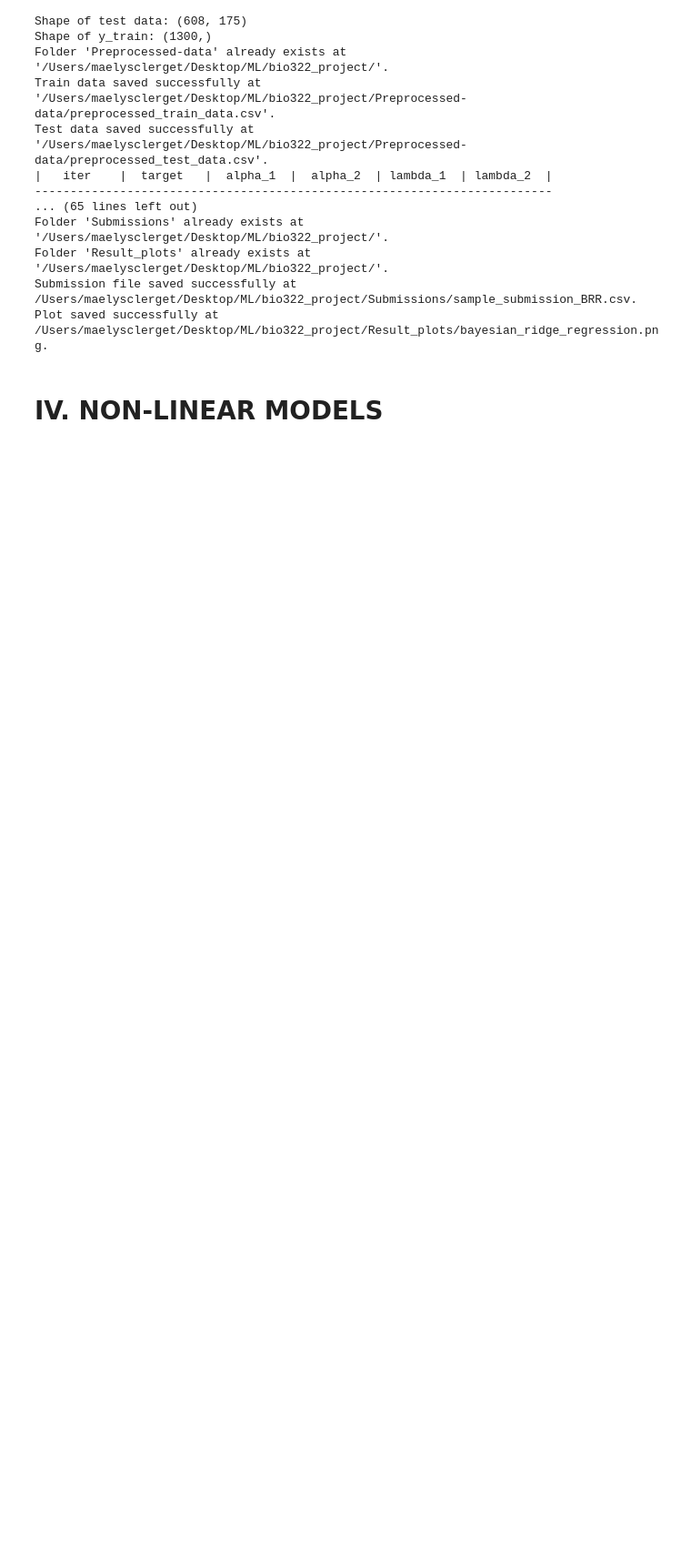
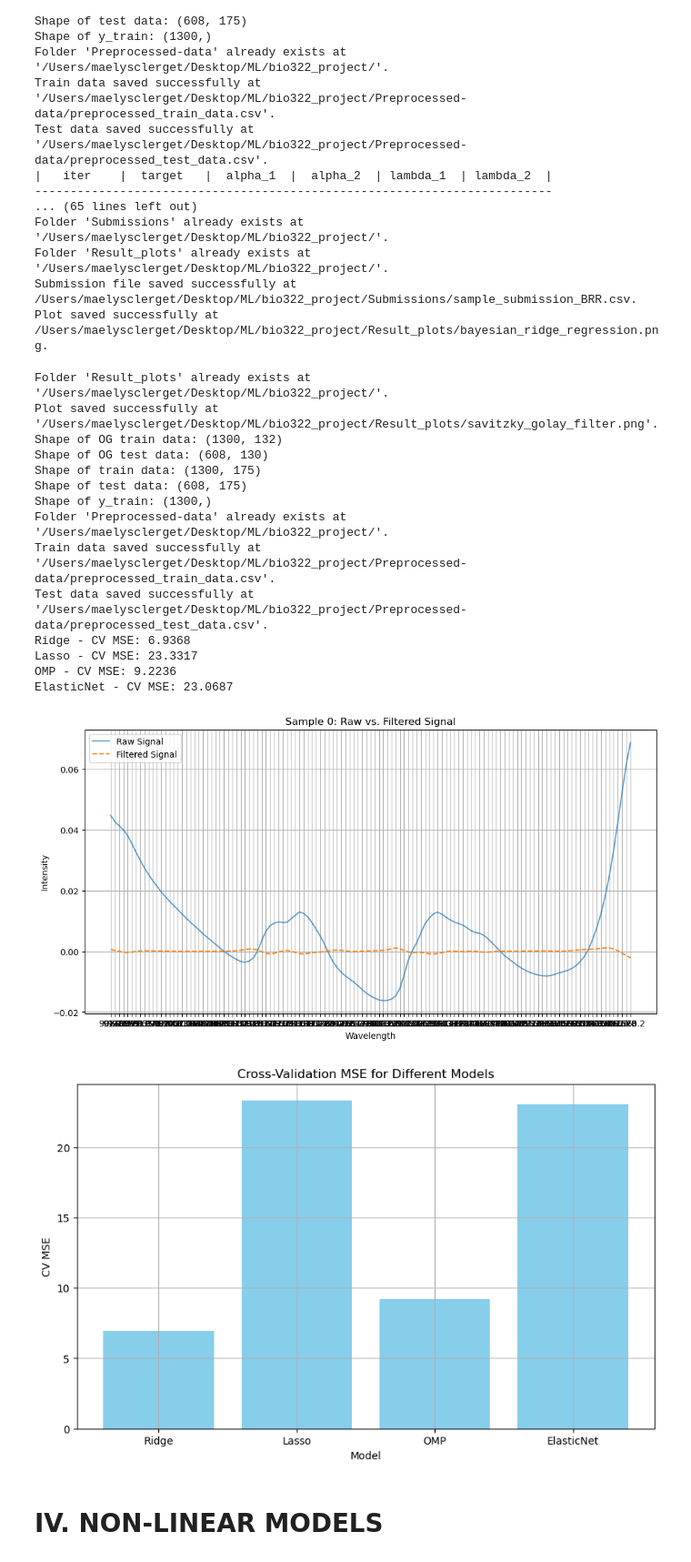
Before and after one commit to maelysclerget/bio322_project, a Jupyter notebook: Notebook_final.ipynb, the cells around one changed output. Shown at 91% size. Cells and saved outputs as stored; diff of their text form; code cells hidden in the pictures; blank space fills up the shorter version.

```diff
--- a/Notebook_final.ipynb
+++ b/Notebook_final.ipynb
@@ -1170,6 +1338,65 @@ Folder 'Submissions' already exists at '/Users/maelysclerget/Desktop/ML/bio322_p
 Folder 'Result_plots' already exists at '/Users/maelysclerget/Desktop/ML/bio322_project/'.
 Submission file saved successfully at /Users/maelysclerget/Desktop/ML/bio322_project/Submissions/sample_submission_BRR.csv.
 Plot saved successfully at /Users/maelysclerget/Desktop/ML/bio322_project/Result_plots/bayesian_ridge_regression.png.
+# %%
+def calculate_cv_mse(model, X_train, y_train):
+    cv_scores = cross_val_score(model, X_train, y_train, cv=5, scoring='neg_mean_squared_error')
+    return -cv_scores.mean()
+
+def plot_cv_mse_results(train_data, test_data):
+    # Get preprocessed data
+    X_train, X_test, y_train = preprocessing(train_data, test_data, apply_savgol=True)
+    X_train = X_train.drop(columns=['sample_name'])
+    X_test = X_test.drop(columns=['sample_name'])
+
+    models = {
+        #'Linear': LinearRegression(),
+        #'Polynomial': make_pipeline(PolynomialFeatures(degree=1), LinearRegression()),
+        'Ridge': Ridge(),
+        'Lasso': Lasso(),
+        'OMP': OrthogonalMatchingPursuit(),
+        'ElasticNet': ElasticNet()
+    }
+
+    cv_mse_results = []
+
+    for name, model in models.items():
+        cv_mse = calculate_cv_mse(model, X_train, y_train)
+        cv_mse_results.append((name, cv_mse))
+        print(f'{name} - CV MSE: {cv_mse:.4f}')
+
+    # Plot the CV MSE results
+    model_names, mse_values = zip(*cv_mse_results)
+    plt.figure(figsize=(10, 6))
+    plt.bar(model_names, mse_values, color='skyblue')
+    plt.xlabel('Model')
+    plt.ylabel('CV MSE')
+    plt.title('Cross-Validation MSE for Different Models')
+    plt.grid(True)
+    folder_name = 'Result_plots'
+    output_folder = create_folder(path, folder_name)
+    plot_path = os.path.join(output_folder, 'Comparison_MSE.png')
+    plt.savefig(plot_path)
+    print(f"MSE comparison plot saved successfully at '{plot_path}'.")
+
+plot_cv_mse_results()
+# %% [output]
+Folder 'Result_plots' already exists at '/Users/maelysclerget/Desktop/ML/bio322_project/'.
+Plot saved successfully at '/Users/maelysclerget/Desktop/ML/bio322_project/Result_plots/savitzky_golay_filter.png'.
+Shape of OG train data: (1300, 132)
+Shape of OG test data: (608, 130)
+Shape of train data: (1300, 175)
+Shape of test data: (608, 175)
+Shape of y_train: (1300,)
+Folder 'Preprocessed-data' already exists at '/Users/maelysclerget/Desktop/ML/bio322_project/'.
+Train data saved successfully at '/Users/maelysclerget/Desktop/ML/bio322_project/Preprocessed-data/preprocessed_train_data.csv'.
+Test data saved successfully at '/Users/maelysclerget/Desktop/ML/bio322_project/Preprocessed-data/preprocessed_test_data.csv'.
+Ridge - CV MSE: 6.9368
+Lasso - CV MSE: 23.3317
+OMP - CV MSE: 9.2236
+ElasticNet - CV MSE: 23.0687
+[figure, added]
+[figure, added]
 # %% [markdown]
 # IV. NON-LINEAR MODELS
 # %%
```
Also changed, not shown: parts of 14 cells of this notebook, 12 other files.
